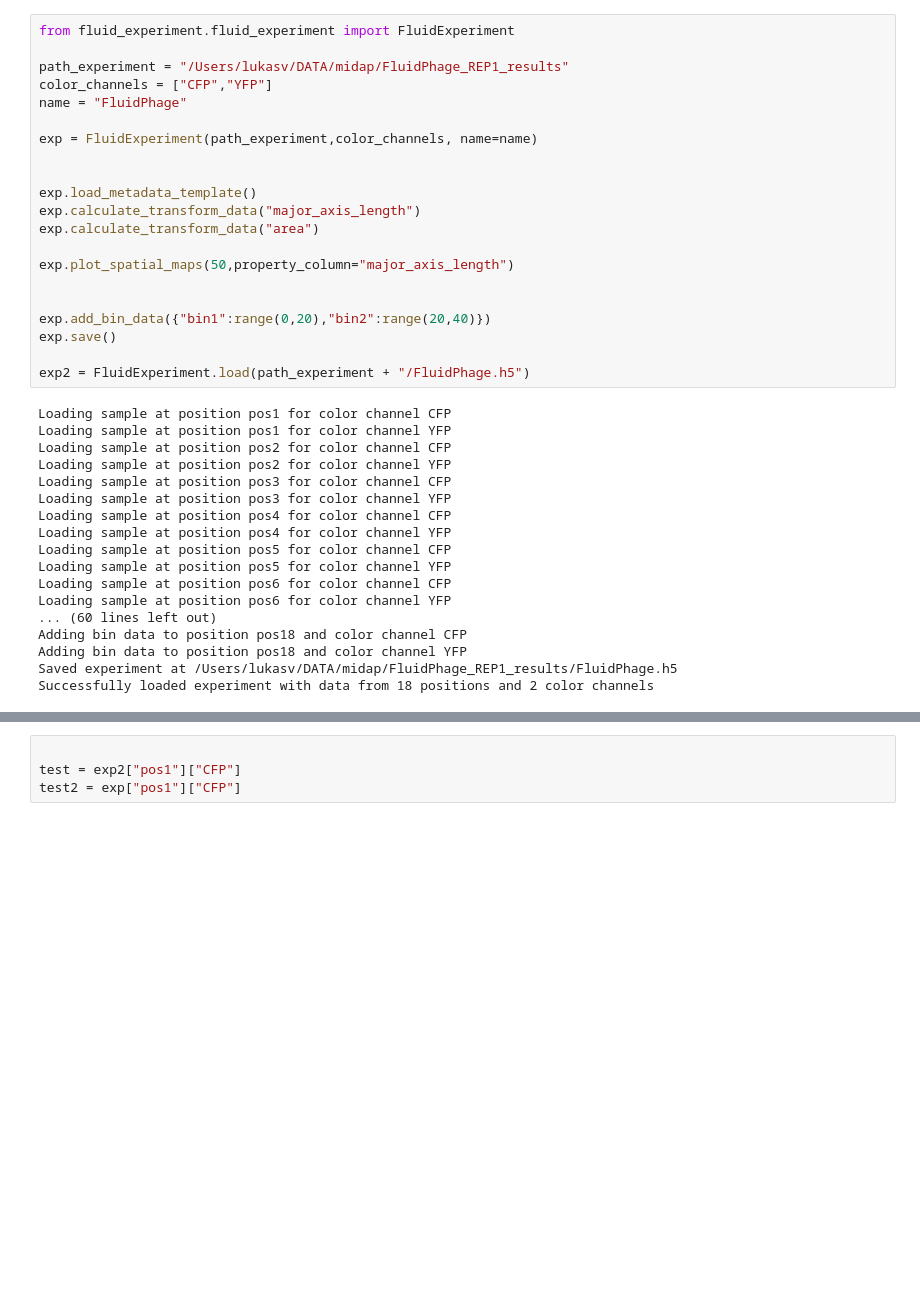
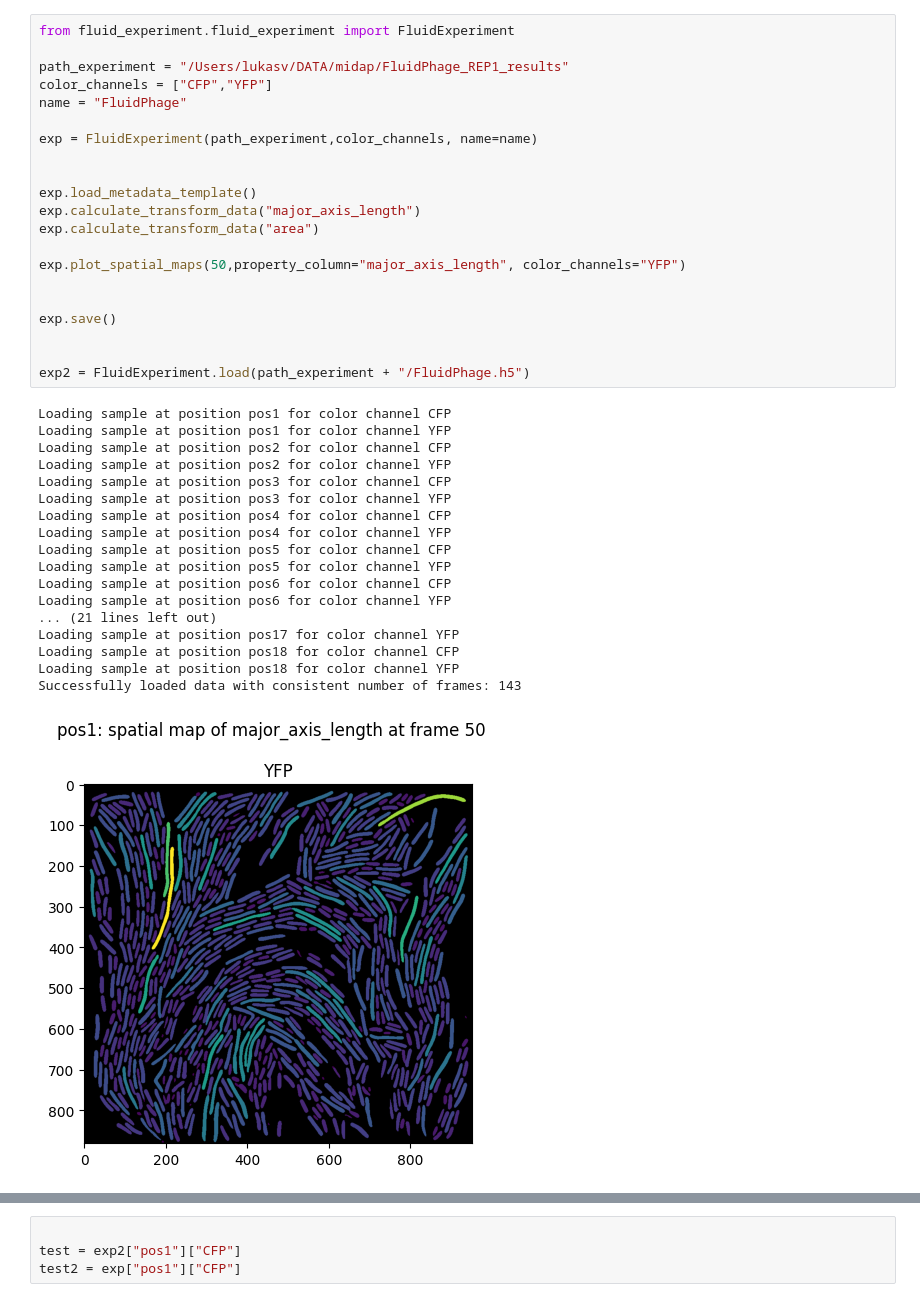
Before and after one commit to Microbial-Systems-Ecology/midap-tools, a Jupyter notebook: notebooks/test_file_dev.ipynb, the cells around one changed output, grey strips where cells are left out. Drawn from its saved outputs; the diff is of its cells as text; blank space fills up the shorter version.

```diff
--- a/notebooks/test_file_dev.ipynb
+++ b/notebooks/test_file_dev.ipynb
@@ -3,37 +3,38 @@ from fluid_experiment.fluid_experiment import FluidExperiment
 
 path_experiment = "/Users/lukasv/DATA/midap/FluidPhage_REP1_results"
 color_channels = ["CFP","YFP"]
 name = "FluidPhage"
 
 exp = FluidExperiment(path_experiment,color_channels, name=name)
 
 
 exp.load_metadata_template()
 exp.calculate_transform_data("major_axis_length")
 exp.calculate_transform_data("area")
 
-exp.plot_spatial_maps(50,property_column="major_axis_length")
+exp.plot_spatial_maps(50,property_column="major_axis_length", color_channels="YFP")
 
 
-exp.add_bin_data({"bin1":range(0,20),"bin2":range(20,40)})
 exp.save()
 
+
 exp2 = FluidExperiment.load(path_experiment + "/FluidPhage.h5")
 # %% [output]
 Loading sample at position pos1 for color channel CFP
 Loading sample at position pos1 for color channel YFP
 Loading sample at position pos2 for color channel CFP
 Loading sample at position pos2 for color channel YFP
 Loading sample at position pos3 for color channel CFP
 Loading sample at position pos3 for color channel YFP
 Loading sample at position pos4 for color channel CFP
 Loading sample at position pos4 for color channel YFP
 Loading sample at position pos5 for color channel CFP
 Loading sample at position pos5 for color channel YFP
 Loading sample at position pos6 for color channel CFP
 Loading sample at position pos6 for color channel YFP
-... (60 lines left out)
-Adding bin data to position pos18 and color channel CFP
-Adding bin data to position pos18 and color channel YFP
-Saved experiment at /Users/lukasv/DATA/midap/FluidPhage_REP1_results/FluidPhage.h5
-Successfully loaded experiment with data from 18 positions and 2 color channels
+... (21 lines left out)
+Loading sample at position pos17 for color channel YFP
+Loading sample at position pos18 for color channel CFP
+Loading sample at position pos18 for color channel YFP
+Successfully loaded data with consistent number of frames: 143
+[figure, added]
```
Also changed, not shown: parts of 1 cell of this notebook, 3 other files.
